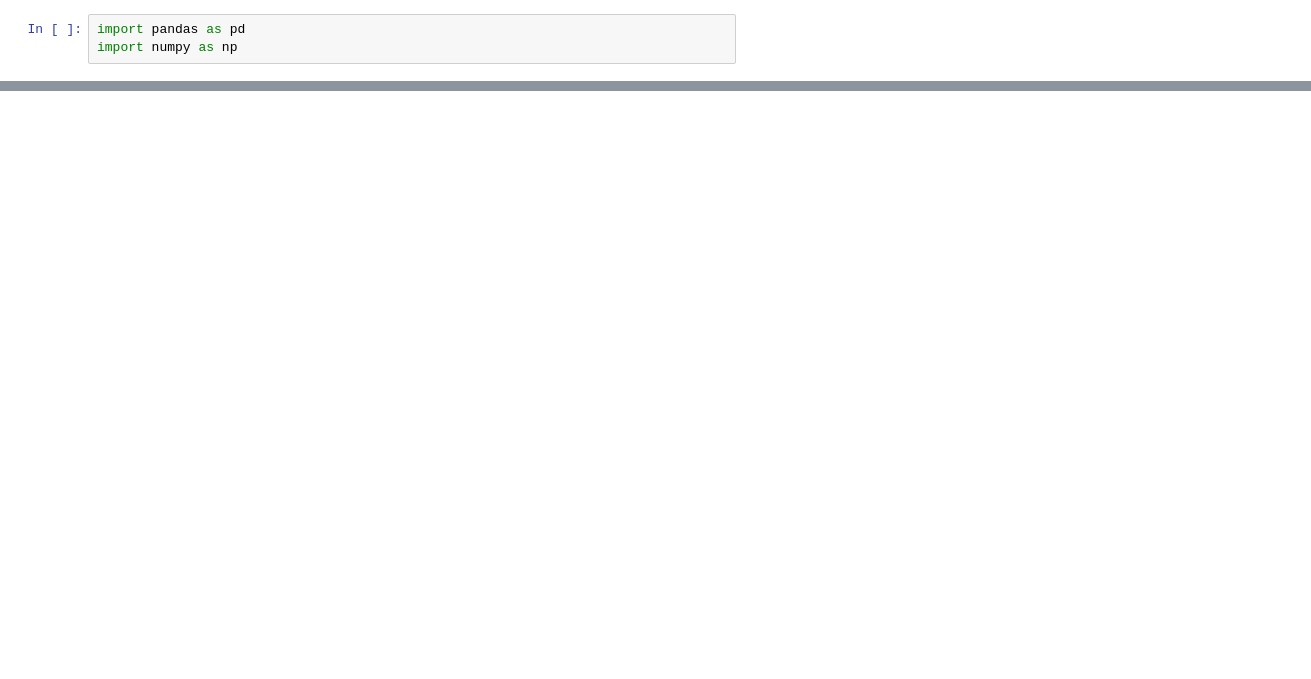
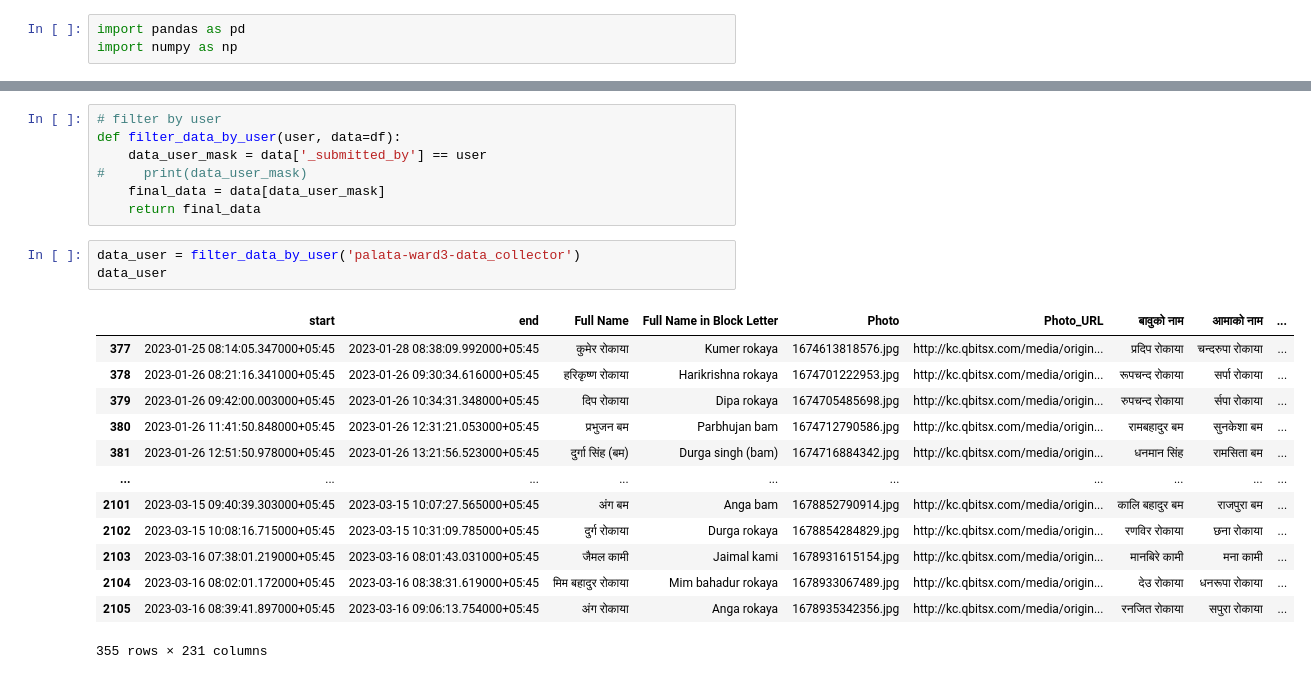
Before and after one commit to lalitmahato/digital_profile_data_migrations, a Jupyter notebook: digital_profile_data_migrations.ipynb, the cells around one changed output, grey strips where cells are left out. Drawn from its saved outputs; the diff is of its cells as text; blank space fills up the shorter version.

```diff
--- a/digital_profile_data_migrations.ipynb
+++ b/digital_profile_data_migrations.ipynb
@@ -58,0 +67,24 @@ null_count.sum()
+# %%
+# filter by user
+def filter_data_by_user(user, data=df):
+    data_user_mask = data['_submitted_by'] == user
+#     print(data_user_mask)
+    final_data = data[data_user_mask]
+    return final_data
+# %%
+data_user = filter_data_by_user('palata-ward3-data_collector')
+data_user
+# %% [output]
+|  | start | end | Full Name | Full Name in Block Letter | Photo | Photo_URL | बावुको नाम | आमाको नाम | ... |
+| 377 | 2023-01-25 08:14:05.347000+05:45 | 2023-01-28 08:38:09.992000+05:45 | कुमेर रोकाया | Kumer rokaya | 1674613818576.jpg | http://kc.qbitsx.com/media/origin... | प्रदिप रोकाया | चन्दरुपा रोकाया | ... |
+| 378 | 2023-01-26 08:21:16.341000+05:45 | 2023-01-26 09:30:34.616000+05:45 | हरिकृष्ण रोकाया | Harikrishna rokaya | 1674701222953.jpg | http://kc.qbitsx.com/media/origin... | रूपचन्द रोकाया | सर्पा रोकाया | ... |
+| 379 | 2023-01-26 09:42:00.003000+05:45 | 2023-01-26 10:34:31.348000+05:45 | दिप रोकाया | Dipa rokaya | 1674705485698.jpg | http://kc.qbitsx.com/media/origin... | रुपचन्द रोकाया | र्सपा रोकाया | ... |
+| 380 | 2023-01-26 11:41:50.848000+05:45 | 2023-01-26 12:31:21.053000+05:45 | प्रभुजन बम | Parbhujan bam | 1674712790586.jpg | http://kc.qbitsx.com/media/origin... | रामबहादुर बम | सुनकेशा बम | ... |
+| 381 | 2023-01-26 12:51:50.978000+05:45 | 2023-01-26 13:21:56.523000+05:45 | दुर्गा सिंह (बम) | Durga singh (bam) | 1674716884342.jpg | http://kc.qbitsx.com/media/origin... | धनमान सिंह | रामसिता बम | ... |
+| ... | ... | ... | ... | ... | ... | ... | ... | ... | ... |
+| 2101 | 2023-03-15 09:40:39.303000+05:45 | 2023-03-15 10:07:27.565000+05:45 | अंग बम | Anga bam | 1678852790914.jpg | http://kc.qbitsx.com/media/origin... | कालि बहादुर बम | राजपुरा बम | ... |
+| 2102 | 2023-03-15 10:08:16.715000+05:45 | 2023-03-15 10:31:09.785000+05:45 | दुर्ग रोकाया | Durga rokaya | 1678854284829.jpg | http://kc.qbitsx.com/media/origin... | रणविर रोकाया | छना रोकाया | ... |
+| 2103 | 2023-03-16 07:38:01.219000+05:45 | 2023-03-16 08:01:43.031000+05:45 | जैमल कामी | Jaimal kami | 1678931615154.jpg | http://kc.qbitsx.com/media/origin... | मानबिरे कामी | मना कामी | ... |
+| 2104 | 2023-03-16 08:02:01.172000+05:45 | 2023-03-16 08:38:31.619000+05:45 | मिम बहादुर रोकाया | Mim bahadur rokaya | 1678933067489.jpg | http://kc.qbitsx.com/media/origin... | देउ रोकाया | धनरूपा रोकाया | ... |
+| 2105 | 2023-03-16 08:39:41.897000+05:45 | 2023-03-16 09:06:13.754000+05:45 | अंग रोकाया | Anga rokaya | 1678935342356.jpg | http://kc.qbitsx.com/media/origin... | रनजित रोकाया | सपुरा रोकाया | ... |
+355 rows × 231 columns
```
Also changed, not shown: parts of 5 cells of this notebook, 4 other files.
